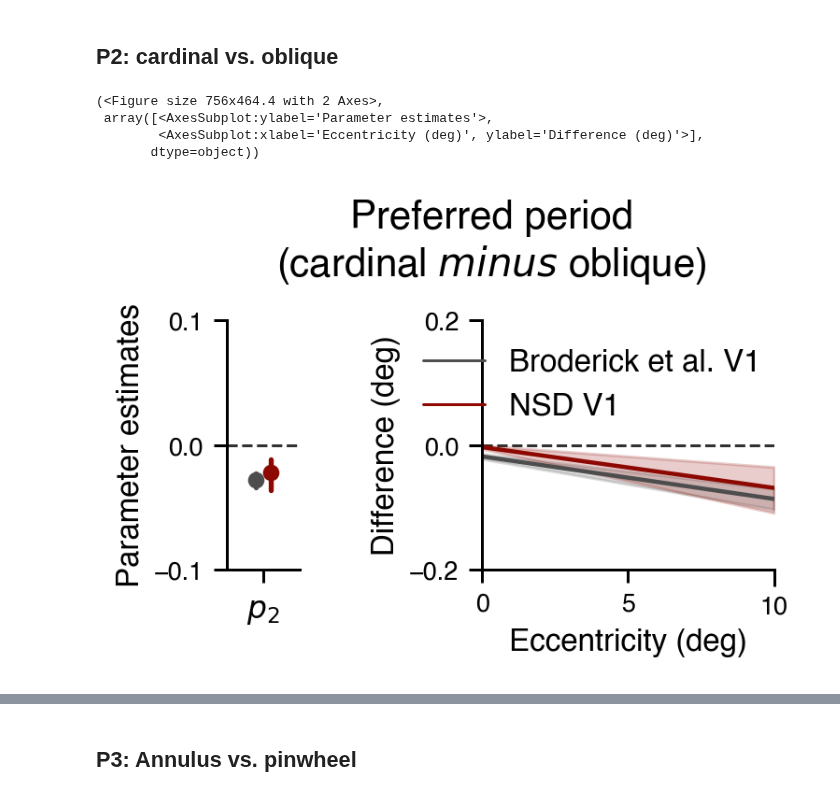
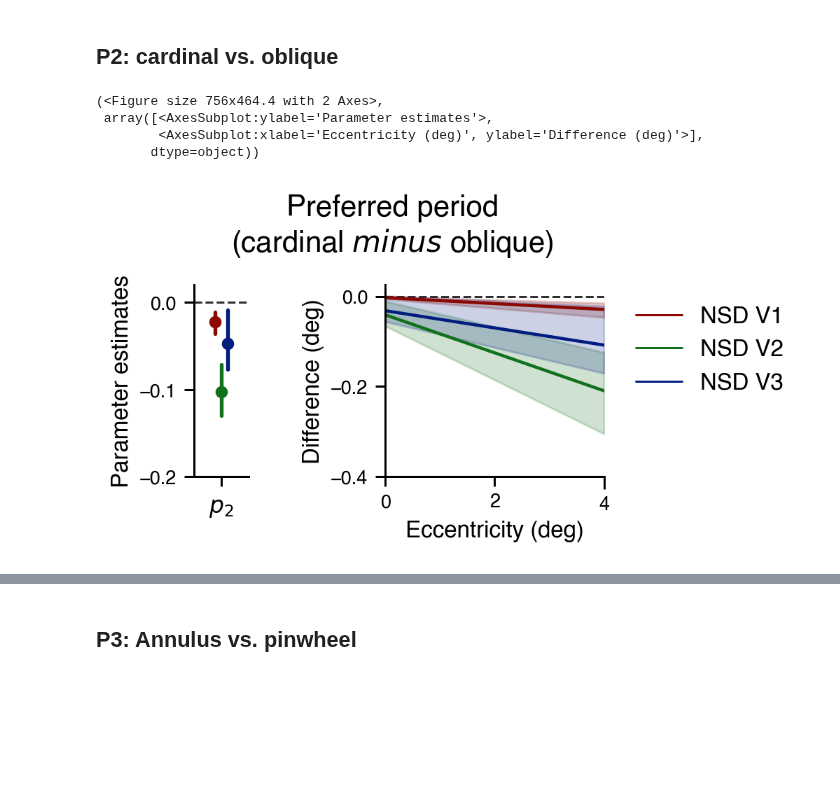
Before and after one commit to JiyeongHa/Spatial-Frequency-Preference_NSDsyn, a Jupyter notebook: notebooks/3.5-extension-plot-model-prediction.ipynb, the cells around one changed output, grey strips where cells are left out. Cells and saved outputs as stored; diff of their text form; code cells hidden in the pictures; blank space fills up the shorter version.

```diff
--- a/notebooks/3.5-extension-plot-model-prediction.ipynb
+++ b/notebooks/3.5-extension-plot-model-prediction.ipynb
@@ -98,9 +82,8 @@ final_params = pd.concat((broderick_df, nsd_df), axis=0)
 pt_file_list = []
 ecc_1, ecc_2, n_ecc = 0, 12, 121
 angle_1, angle_2, n_angle = 0, 360, 361
-dset='nsdsyn'
-for subj, roi, frame in itertools.product(nsd_subj_list, ['V1', 'V2', 'V3'], ['scaled','constant']):
-    file_name = os.path.join(output_dir, 'sfp_model', 'prediction_2D', dset, 'corrected',
+for subj, roi, frame in itertools.product(nsd_subj_list, roi_list, ['scaled','constant']):
+    file_name = os.path.join(output_dir, 'sfp_model', 'prediction_2D', 'nsdsyn', 'corrected',
                              f'sfstimuli-{frame}_eccentricity-{ecc_1}-{ecc_2}-{n_ecc}_angle-{angle_1}-{angle_2}-{n_angle}_lr-0.0005_eph-30000_sub-{subj}_roi-{roi}_vs-pRFsize.h5')
     pt_file_list.append(file_name)
 nsd_prediction = utils.load_dataframes(pt_file_list, *ARGS_2D+['sfstimuli'])
@@ -121,7 +92,6 @@ broderick_df = pd.merge(broderick_prediction, broderick_precision_s[['sub','vroi
 # %%
-broderick_df['dset_type'] = 'Broderick et al. V1'
 nsd_df['dset_type'] = nsd_df['vroinames'].apply(lambda x: f'NSD {x}')
-final_df = pd.concat((broderick_df, nsd_df), axis=0)
+final_df = nsd_df
 # %% [markdown]
 # Plot each parameter and prediction
 # %% [markdown]
@@ -203,10 +145,9 @@ vis2D.plot_param_hierarchy_and_prediction(params_df=tmp, params=['sigma'],
 # %% [markdown]
 ## slope and intercept
 # %%
-tmp, hue_order, pal = vis2D.filter_for_goal(final_params, 'replication')
-ecc_df, _, _ = vis2D.filter_for_goal(final_df, 'replication')
+ecc_df, _, _ = vis2D.filter_for_goal(final_df, 'extension')
 
-ecc_list=[0,10]
+ecc_list=[0,4]
 ecc_df = ecc_df.query('sfstimuli == "scaled" & eccentricity in @ecc_list')
 ecc_df = ecc_df.groupby(['sub','dset_type','vroinames','eccentricity']).mean().reset_index()
 
@@ -214,12 +155,14 @@ vis2D.plot_param_and_prediction(params_df=tmp, params=['slope','intercept'],
                                 hue='dset_type', hue_order=hue_order,
                                 prediction_df=ecc_df, prediction_y='Pv',
                                 pal=pal,
-                                params_ylim=(0, 0.5), params_yticks=[0.1, 0.3, 0.5],
-                                prediction_ylim=(0,2), prediction_yticks=[0,1,2],
+                                params_ylim=(0, 0.4), params_yticks=[0, 0.2, 0.4],
+                                prediction_ylim=(0,1), prediction_yticks=[0,0.5,1],
+                                xlim=(0,4), xticks=[0,2,4],
                                 prediction_ylabel='Preferred period (deg)',
-                                figsize=(4.5, 1.8), width_ratios=[1,2],
+                                figsize=(4.5, 1.8), width_ratios=[1.3,2],
+
                                 title='Effect of eccentricity on preferred period',
-                                save_path=os.path.join(fig_dir, 'sfp_model', 'results_2D', 'replication', 'param-ecceffect_goal-replication_lr-0.0005_eph-30000_vs-pRFsize.svg'))
+                                save_path=os.path.join(fig_dir, 'sfp_model', 'results_2D', 'extension', 'param-ecceffect_goal-replication_lr-0.0005_eph-30000_vs-pRFsize.svg'))
 # %% [output]
 (<Figure size 972x388.8 with 2 Axes>,
  array([<AxesSubplot:ylabel='Parameter estimates'>,
@@ -256,9 +174,7 @@ vis2D.plot_param_and_prediction(params_df=tmp, params=['slope','intercept'],
 # %% [markdown]
 ## P1: Horizontal gratings vs. vertical gratings
 # %%
-tmp, hue_order, pal = vis2D.filter_for_goal(final_params, 'replication')
-ecc_list = [0,10]
-ecc_df, _, _ = vis2D.filter_for_goal(final_df, 'replication')
+ecc_df, _, _ = vis2D.filter_for_goal(final_df, 'extension')
 ecc_df = ecc_df.query('sfstimuli == "constant"')
 ecc_df = ecc_df.query('eccentricity in @ecc_list')
 
@@ -266,13 +182,14 @@ p_df = vis2D.get_Pv_difference(ecc_df, 'vertical', 'horizontal',
                                to_group=['sub', 'eccentricity', 'dset_type', 'vroinames'], orientation_col='names')
 
 vis2D.plot_param_and_prediction(params_df=tmp, params=['p_1'],
-                          params_ylim=(-0.2, 0.2), params_yticks= [-0.2,0,0.2],
+                          params_ylim=(-0.05, 0.22), params_yticks= [0,0.1,0.2],
                           prediction_df=p_df, prediction_y='Pv_diff',
-                          prediction_ylim=(-0.5, 0.5), prediction_yticks= [-0.5,0,0.5],
+                          prediction_ylim=(-0.1, 0.4), prediction_yticks= [0,0.2,0.4],
+                          xlim=(0,4), xticks=[0,2,4],
                           pal=pal, hue='dset_type', hue_order=hue_order,
                           prediction_ylabel= 'Difference (deg)',
                           title='Preferred period\n(vertical ''$\it{minus}$' ' horizontal)',
-                          figsize=(3.5, 2.15), width_ratios=[1, 4], save_path=os.path.join(fig_dir, 'sfp_model', 'results_2D', 'replication','param-p1_goal-replication_lr-0.0005_eph-30000_vs-pRFsize.svg'))
+                          figsize=(3.5, 2.15), width_ratios=[1, 4], save_path=os.path.join(fig_dir, 'sfp_model', 'results_2D', 'extension','param-p1_goal-replication_lr-0.0005_eph-30000_vs-pRFsize.svg'))
 # %% [output]
 (<Figure size 756x464.4 with 2 Axes>,
  array([<AxesSubplot:ylabel='Parameter estimates'>,
@@ -306,25 +199,24 @@ vis2D.plot_param_and_prediction(params_df=tmp, params=['p_1'],
 # %% [markdown]
 ## P2: cardinal vs. oblique
 # %%
-tmp, hue_order, pal = vis2D.filter_for_goal(final_params, 'replication')
-ecc_df, _, _ = vis2D.filter_for_goal(final_df, 'replication')
+ecc_df, _, _ = vis2D.filter_for_goal(final_df, 'extension')
 ecc_df = ecc_df.query('eccentricity in @ecc_list')
 ecc_df = ecc_df.query('sfstimuli == "constant"')
 
 p_df = vis2D.get_Pv_difference(ecc_df, 'cardinal', 'oblique',
                                to_group=['sub', 'eccentricity', 'dset_type', 'vroinames'], orientation_col='names')
 
 vis2D.plot_param_and_prediction(params_df=tmp, params=['p_2'],
-                          params_ylim=(-0.1, 0.1), params_yticks= [-0.1,0,0.1],
+                          params_ylim=(-0.2, 0.02), params_yticks= [-0.2,-0.1,0,],
                           prediction_df=p_df, prediction_y='Pv_diff',
-                          prediction_ylim=(-0.2, 0.2), prediction_yticks= [-0.2,0,0.2],
+                          prediction_ylim=(-0.4, 0.025), prediction_yticks= [-0.4,-0.2,0],            xlim=(0,4), xticks=[0,2,4],
                           pal=pal, hue='dset_type', hue_order=hue_order,
                           prediction_ylabel= 'Difference (deg)',
                           title='Preferred period\n(cardinal ''$\it{minus}$' ' oblique)',
-                          figsize=(3.5, 2.15), width_ratios=[1, 4], save_path=os.path.join(fig_dir, 'sfp_model', 'results_2D', 'replication','param-p2_goal-replication_lr-0.0005_eph-30000_vs-pRFsize.svg'))
+                          figsize=(3.5, 2.15), width_ratios=[1, 4], save_path=os.path.join(fig_dir, 'sfp_model', 'results_2D', 'extension','param-p2_goal-replication_lr-0.0005_eph-30000_vs-pRFsize.svg'))
 # %% [output]
 (<Figure size 756x464.4 with 2 Axes>,
  array([<AxesSubplot:ylabel='Parameter estimates'>,
         <AxesSubplot:xlabel='Eccentricity (deg)', ylabel='Difference (deg)'>],
        dtype=object))
-[figure, old version]
+[figure, new version]
```
Also changed, not shown: parts of 29 cells of this notebook, 2 other files.
